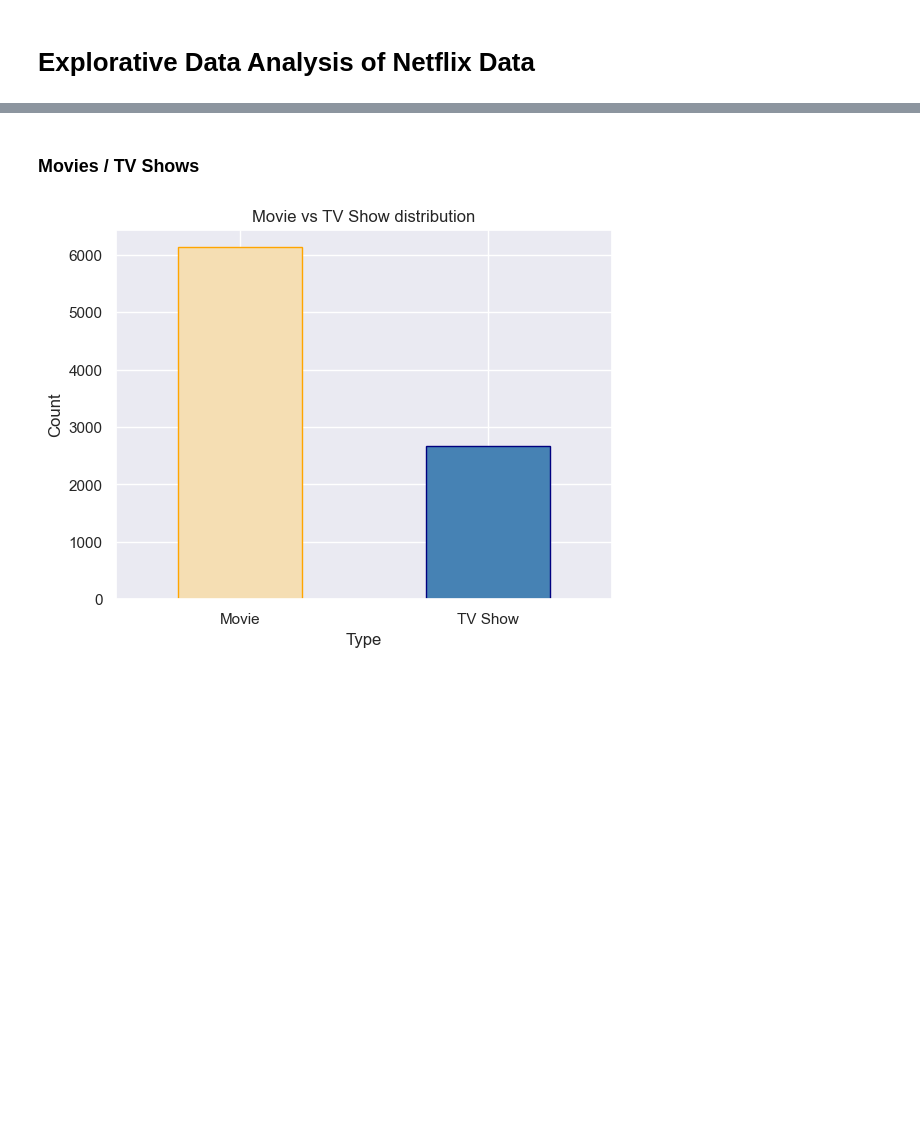
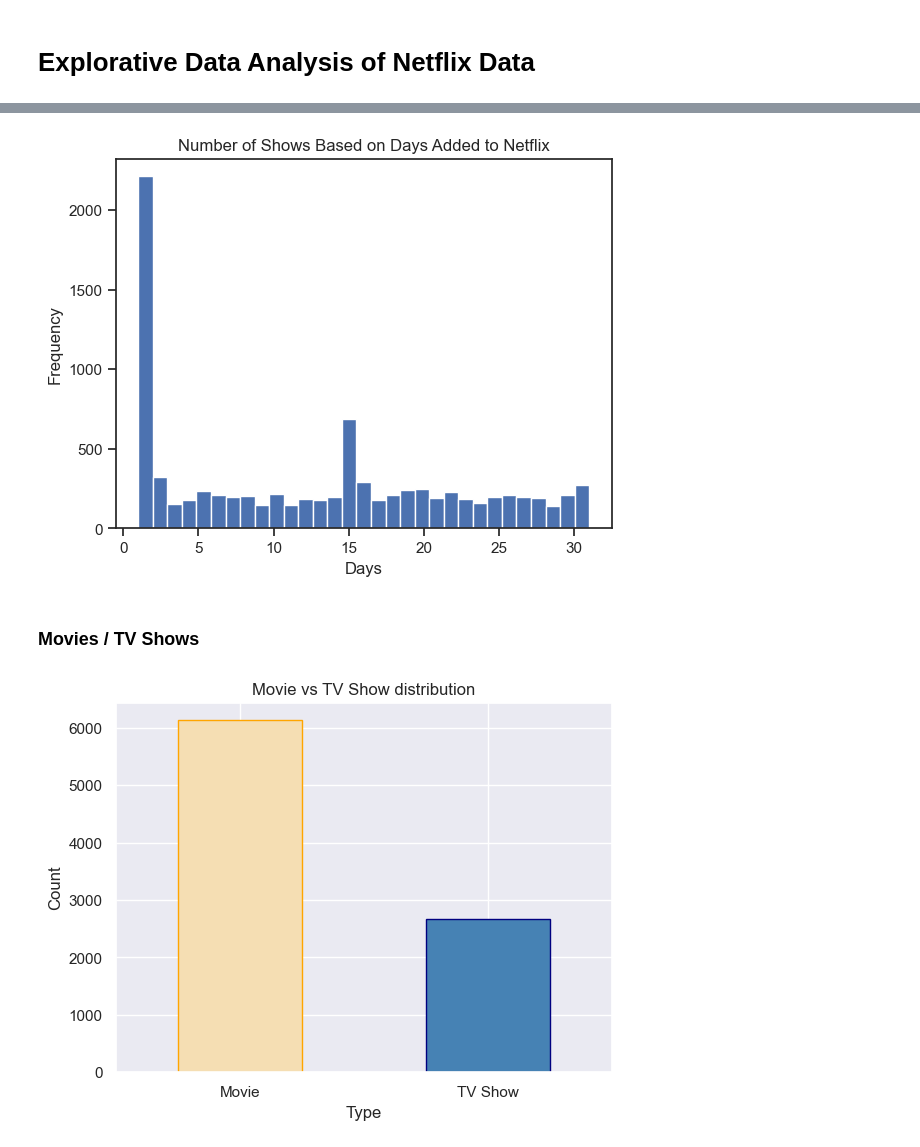
Before and after one commit to DaniloGrujic/netflix-data, a Jupyter notebook: EDA_netflix.ipynb, the cells around one changed output, grey strips where cells are left out. Cells and saved outputs as stored; diff of their text form; code cells hidden in the pictures; blank space fills up the shorter version.

```diff
--- a/EDA_netflix.ipynb
+++ b/EDA_netflix.ipynb
@@ -81,3 +90,8 @@ plt.show()
+# %%
+day_added.plot(kind='hist', bins=31, title='Number of Shows Based on Days Added to Netflix', xlabel='Days')
+plt.show()
+# %% [output]
+[figure, added]
 # %% [markdown]
 ### Movies / TV Shows
 # %%
```
Also changed, not shown: parts of 6 cells of this notebook.
